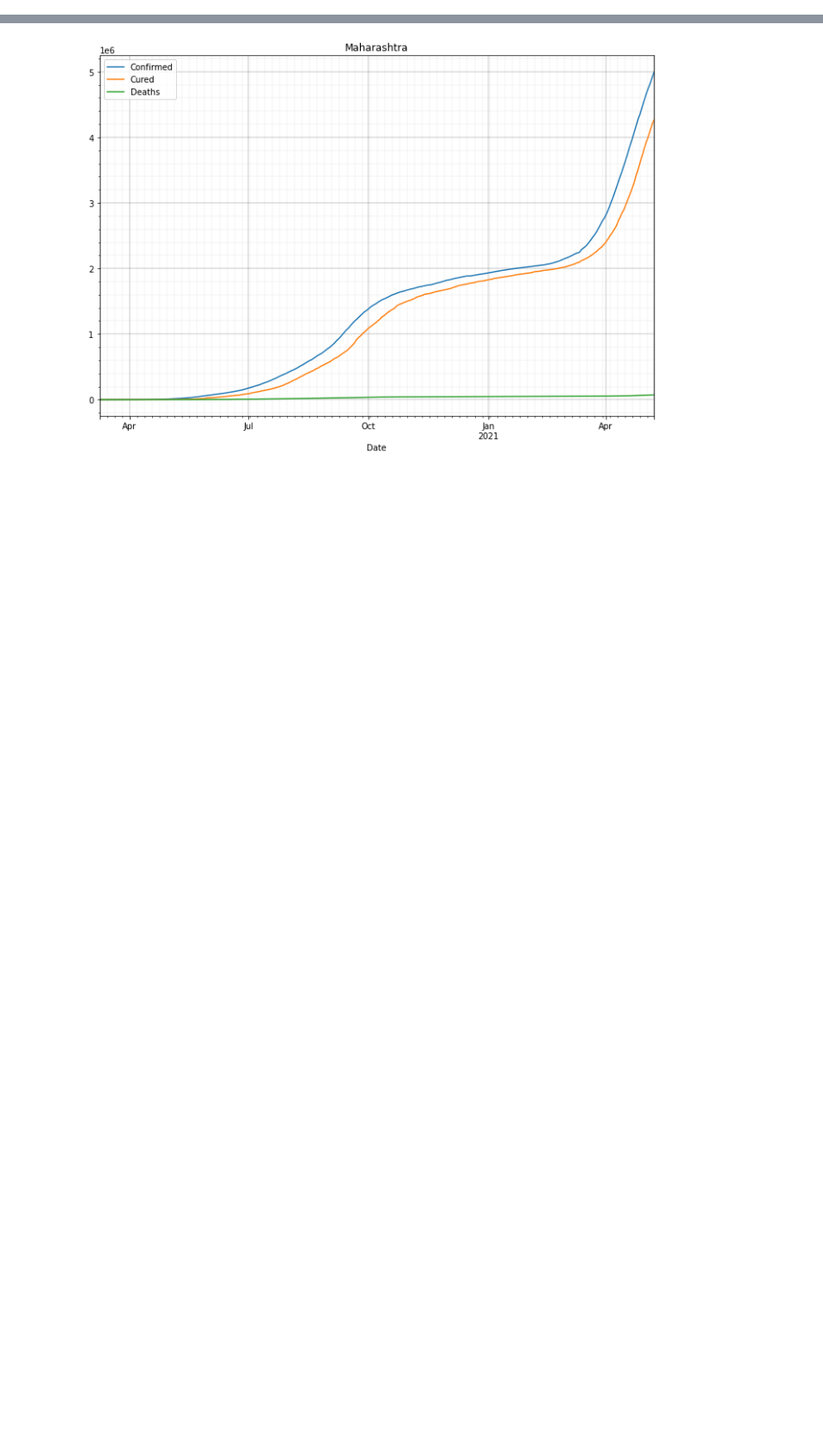
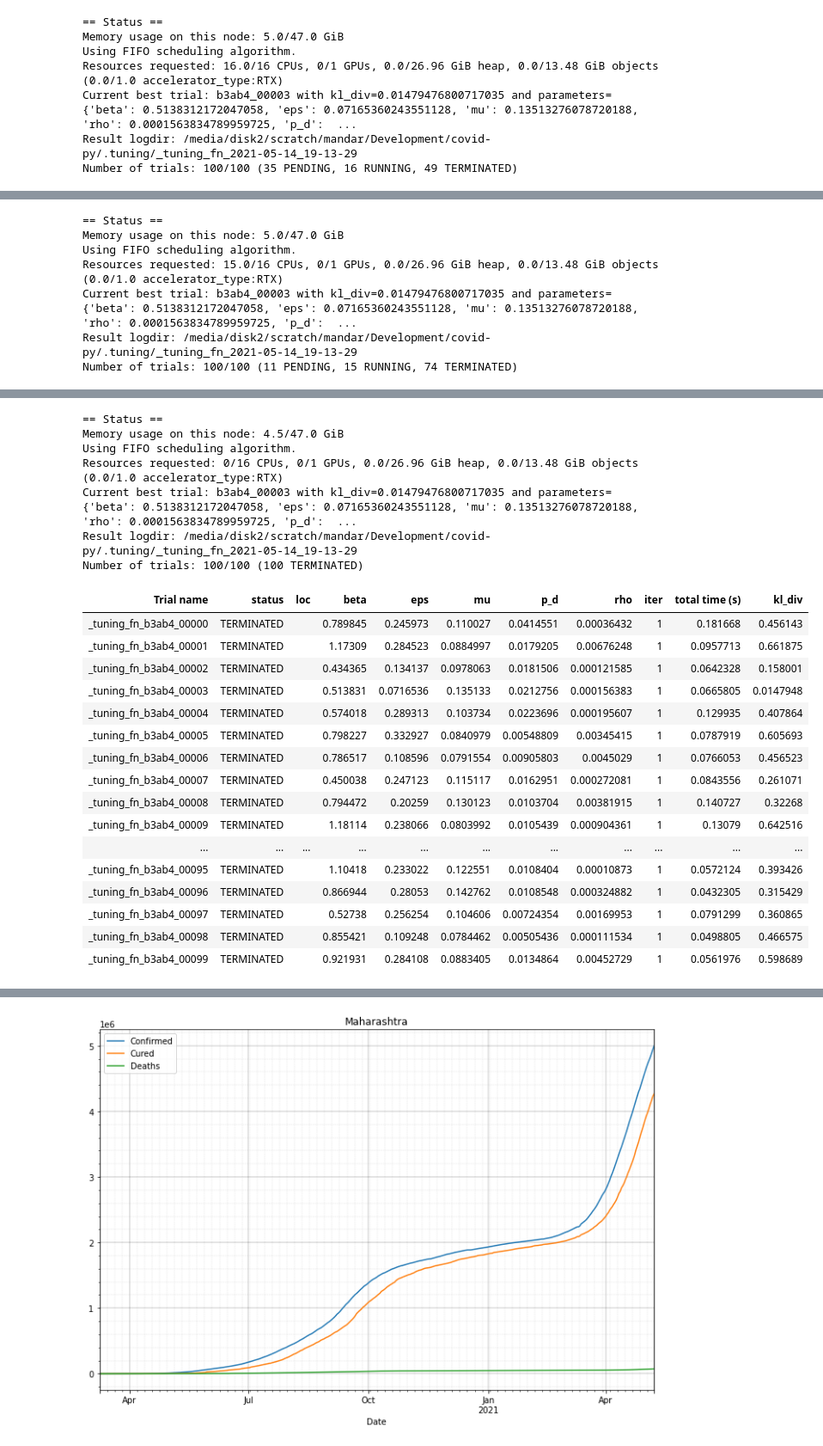
Before and after one commit to mandar2812/covid-py, a Jupyter notebook: TuningExp.ipynb, the cells around one changed output, grey strips where cells are left out. Shown at 86% size. Drawn from its saved outputs; the diff is of its cells as text; code cells hidden in the pictures; blank space fills up the shorter version.

```diff
--- a/TuningExp.ipynb
+++ b/TuningExp.ipynb
@@ -136,0 +19,15 @@ Number of trials: 100/100 (36 PENDING, 15 RUNNING, 49 TERMINATED)
+# %%
+analysis = run_sampler.tuning_exp(
+    state,
+    state_pop[state],
+    hyp_config={
+        "beta": tune.uniform(0.4, 1.2),
+        "eps": tune.uniform(1. / 15., 1. / 3.),
+        "mu": tune.loguniform(1. / 15, 1. / 7),
+        "rho": tune.loguniform(1e-4, 1e-2),
+        "p_d": tune.loguniform(0.005, 0.05),
+    },
+    start_date=start_date,
+    num_samples=100
+)
+# %% [output]
@@ -136,0 +82,7 @@ Number of trials: 100/100 (36 PENDING, 15 RUNNING, 49 TERMINATED)
+== Status ==
+Memory usage on this node: 5.0/47.0 GiB
+Using FIFO scheduling algorithm.
+Resources requested: 16.0/16 CPUs, 0/1 GPUs, 0.0/26.96 GiB heap, 0.0/13.48 GiB objects (0.0/1.0 accelerator_type:RTX)
+Current best trial: b3ab4_00003 with kl_div=0.01479476800717035 and parameters={'beta': 0.5138312172047058, 'eps': 0.07165360243551128, 'mu': 0.13513276078720188, 'rho': 0.0001563834789959725, 'p_d':  ...
+Result logdir: /media/disk2/scratch/mandar/Development/covid-py/.tuning/_tuning_fn_2021-05-14_19-13-29
+Number of trials: 100/100 (35 PENDING, 16 RUNNING, 49 TERMINATED)
@@ -136,0 +106,7 @@ Number of trials: 100/100 (36 PENDING, 15 RUNNING, 49 TERMINATED)
+== Status ==
+Memory usage on this node: 5.0/47.0 GiB
+Using FIFO scheduling algorithm.
+Resources requested: 15.0/16 CPUs, 0/1 GPUs, 0.0/26.96 GiB heap, 0.0/13.48 GiB objects (0.0/1.0 accelerator_type:RTX)
+Current best trial: b3ab4_00003 with kl_div=0.01479476800717035 and parameters={'beta': 0.5138312172047058, 'eps': 0.07165360243551128, 'mu': 0.13513276078720188, 'rho': 0.0001563834789959725, 'p_d':  ...
+Result logdir: /media/disk2/scratch/mandar/Development/covid-py/.tuning/_tuning_fn_2021-05-14_19-13-29
+Number of trials: 100/100 (11 PENDING, 15 RUNNING, 74 TERMINATED)
@@ -136,0 +130,24 @@ Number of trials: 100/100 (36 PENDING, 15 RUNNING, 49 TERMINATED)
+== Status ==
+Memory usage on this node: 4.5/47.0 GiB
+Using FIFO scheduling algorithm.
+Resources requested: 0/16 CPUs, 0/1 GPUs, 0.0/26.96 GiB heap, 0.0/13.48 GiB objects (0.0/1.0 accelerator_type:RTX)
+Current best trial: b3ab4_00003 with kl_div=0.01479476800717035 and parameters={'beta': 0.5138312172047058, 'eps': 0.07165360243551128, 'mu': 0.13513276078720188, 'rho': 0.0001563834789959725, 'p_d':  ...
+Result logdir: /media/disk2/scratch/mandar/Development/covid-py/.tuning/_tuning_fn_2021-05-14_19-13-29
+Number of trials: 100/100 (100 TERMINATED)
+| Trial name | status | loc | beta | eps | mu | p_d | rho | iter | total time (s) | kl_div |
+| _tuning_fn_b3ab4_00000 | TERMINATED |  | 0.789845 | 0.245973 | 0.110027 | 0.0414551 | 0.00036432 | 1 | 0.181668 | 0.456143 |
+| _tuning_fn_b3ab4_00001 | TERMINATED |  | 1.17309 | 0.284523 | 0.0884997 | 0.0179205 | 0.00676248 | 1 | 0.0957713 | 0.661875 |
+| _tuning_fn_b3ab4_00002 | TERMINATED |  | 0.434365 | 0.134137 | 0.0978063 | 0.0181506 | 0.000121585 | 1 | 0.0642328 | 0.158001 |
+| _tuning_fn_b3ab4_00003 | TERMINATED |  | 0.513831 | 0.0716536 | 0.135133 | 0.0212756 | 0.000156383 | 1 | 0.0665805 | 0.0147948 |
+| _tuning_fn_b3ab4_00004 | TERMINATED |  | 0.574018 | 0.289313 | 0.103734 | 0.0223696 | 0.000195607 | 1 | 0.129935 | 0.407864 |
+| _tuning_fn_b3ab4_00005 | TERMINATED |  | 0.798227 | 0.332927 | 0.0840979 | 0.00548809 | 0.00345415 | 1 | 0.0787919 | 0.605693 |
+| _tuning_fn_b3ab4_00006 | TERMINATED |  | 0.786517 | 0.108596 | 0.0791554 | 0.00905803 | 0.0045029 | 1 | 0.0766053 | 0.456523 |
+| _tuning_fn_b3ab4_00007 | TERMINATED |  | 0.450038 | 0.247123 | 0.115117 | 0.0162951 | 0.000272081 | 1 | 0.0843556 | 0.261071 |
+| _tuning_fn_b3ab4_00008 | TERMINATED |  | 0.794472 | 0.20259 | 0.130123 | 0.0103704 | 0.00381915 | 1 | 0.140727 | 0.32268 |
+| _tuning_fn_b3ab4_00009 | TERMINATED |  | 1.18114 | 0.238066 | 0.0803992 | 0.0105439 | 0.000904361 | 1 | 0.13079 | 0.642516 |
+| ... | ... | ... | ... | ... | ... | ... | ... | ... | ... | ... |
+| _tuning_fn_b3ab4_00095 | TERMINATED |  | 1.10418 | 0.233022 | 0.122551 | 0.0108404 | 0.00010873 | 1 | 0.0572124 | 0.393426 |
+| _tuning_fn_b3ab4_00096 | TERMINATED |  | 0.866944 | 0.28053 | 0.142762 | 0.0108548 | 0.000324882 | 1 | 0.0432305 | 0.315429 |
+| _tuning_fn_b3ab4_00097 | TERMINATED |  | 0.52738 | 0.256254 | 0.104606 | 0.00724354 | 0.00169953 | 1 | 0.0791299 | 0.360865 |
+| _tuning_fn_b3ab4_00098 | TERMINATED |  | 0.855421 | 0.109248 | 0.0784462 | 0.00505436 | 0.000111534 | 1 | 0.0498805 | 0.466575 |
+| _tuning_fn_b3ab4_00099 | TERMINATED |  | 0.921931 | 0.284108 | 0.0883405 | 0.0134864 | 0.00452729 | 1 | 0.0561976 | 0.598689 |
```
Also changed, not shown: parts of 9 cells of this notebook, 2 other files.
